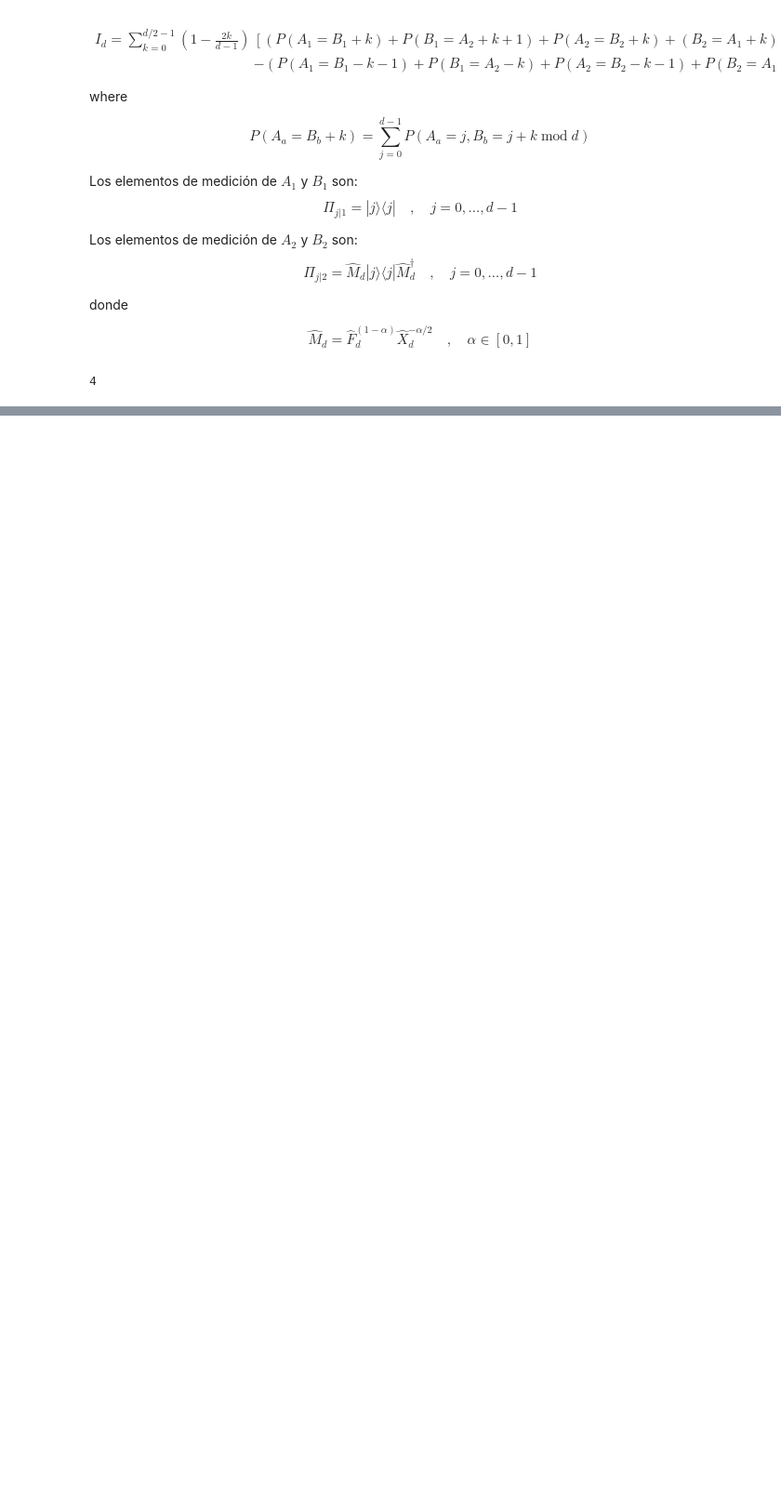
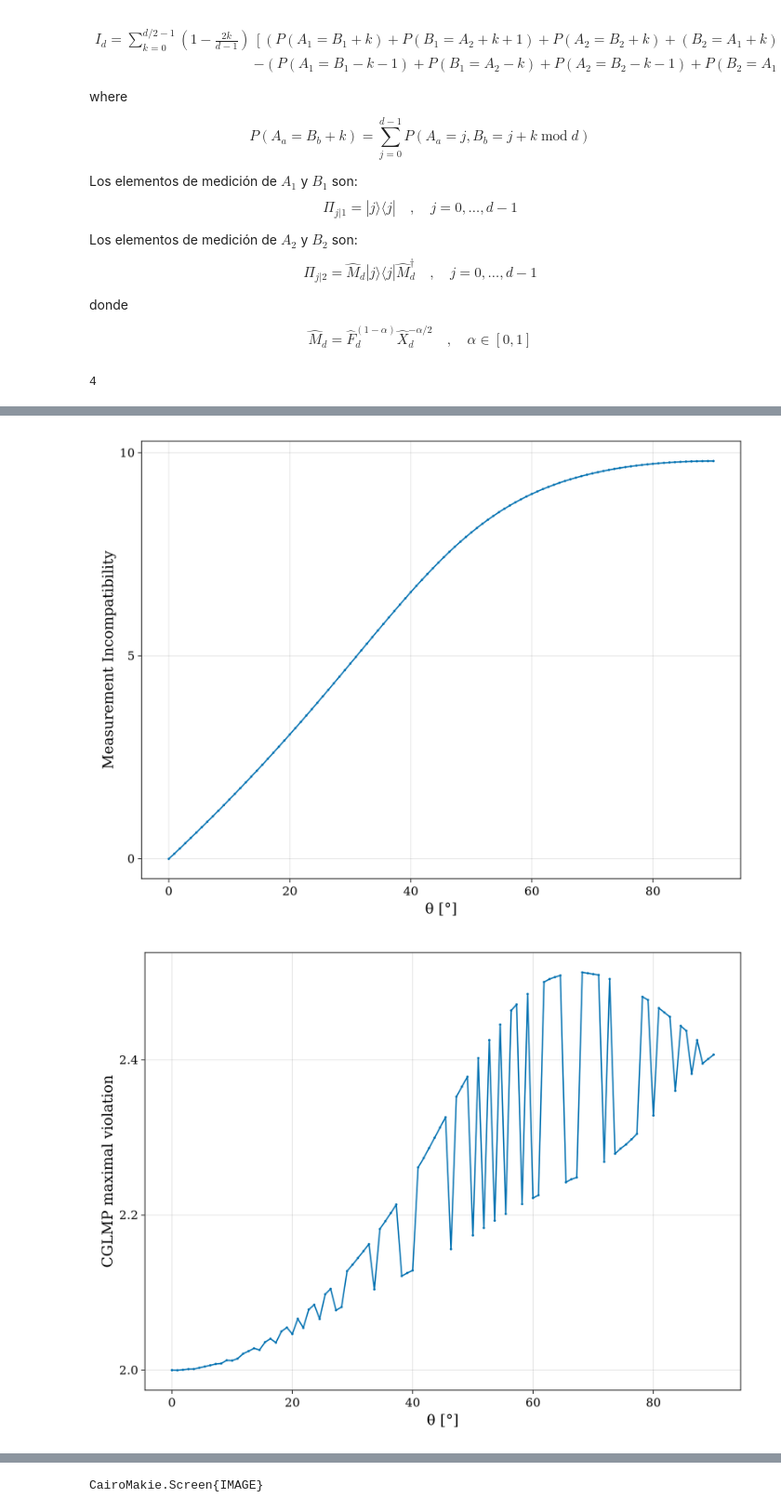
Before and after one commit to JuanSeguraUNAL/SDP_in_QI, a Jupyter notebook: CGLMP.ipynb, the cells around one changed output, grey strips where cells are left out. Shown at 93% size. Saved outputs shown, nothing was run; the diff lists cells and outputs as text; code cells hidden in the pictures; blank space fills up the shorter version.

```diff
--- a/CGLMP.ipynb
+++ b/CGLMP.ipynb
@@ -277,0 +230,4 @@ CairoMakie.Screen{PDF}
+# %%
+for d in 2:10
+    Plot_CGLMP(d)
+end
@@ -277,0 +252,35 @@ CairoMakie.Screen{PDF}
+# %%
+# Given an operator, return its projectors
+function Projectors(A::AbstractMatrix)
+    eigvec     = eigvecs(A)
+    projectors = [eigvec[:, i] * eigvec[:, i]' for i in 1:size(eigvec, 2)]
+    return projectors
+end
+
+# Given θ, return the Pauli axis tilted by θ relative to σz
+function Pauli_theta(θ::Float64)
+    sigma_x = [0 1 ; 1 0]
+    sigma_z = [1 0 ; 0 -1]
+    projectors = Projectors(sin(θ) * sigma_x + cos(θ) * sigma_z)
+    return projectors
+end
+
+# Weyl operator in dimension d and subindexes m and n
+function Weyl(d::Integer, m::Integer, n::Integer)
+    U = zeros(ComplexF64, d, d)
+
+    for i in 1:d
+        col = mod(i-1 - n, d) + 1
+        U[i, col] = exp(2π * im * m * (i-1) / d)
+    end
+
+    return U
+end
+
+# Given θ, return the tilted measurement between Z and X for qudits
+function XZ_qudit_theta(d::Int, θ::Float64)
+    Xd = Weyl(d, 0, 1)
+    Zd = Weyl(d, 1, 0)
+    projectors = Projectors(sin(θ) * Xd + cos(θ) * Zd)
+    return projectors
+end
@@ -277,0 +368,5 @@ CairoMakie.Screen{PDF}
+# %%
+CGLMP_theta(4)
+# %% [output]
+[figure, added]
+[figure, added]
@@ -277,0 +374 @@ CairoMakie.Screen{PDF}
+CairoMakie.Screen{IMAGE}
```
Also changed, not shown: parts of 15 cells of this notebook, 3 other files.
